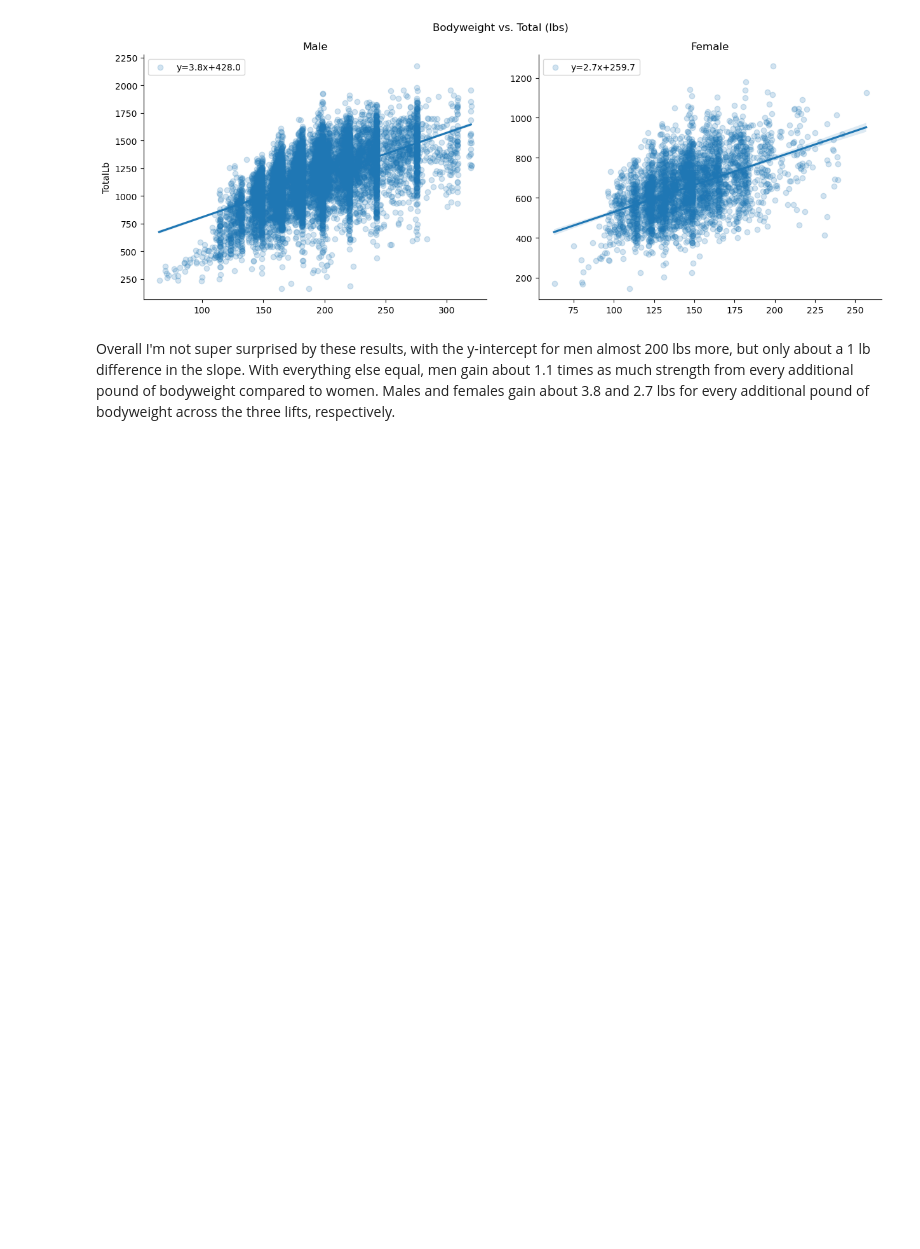
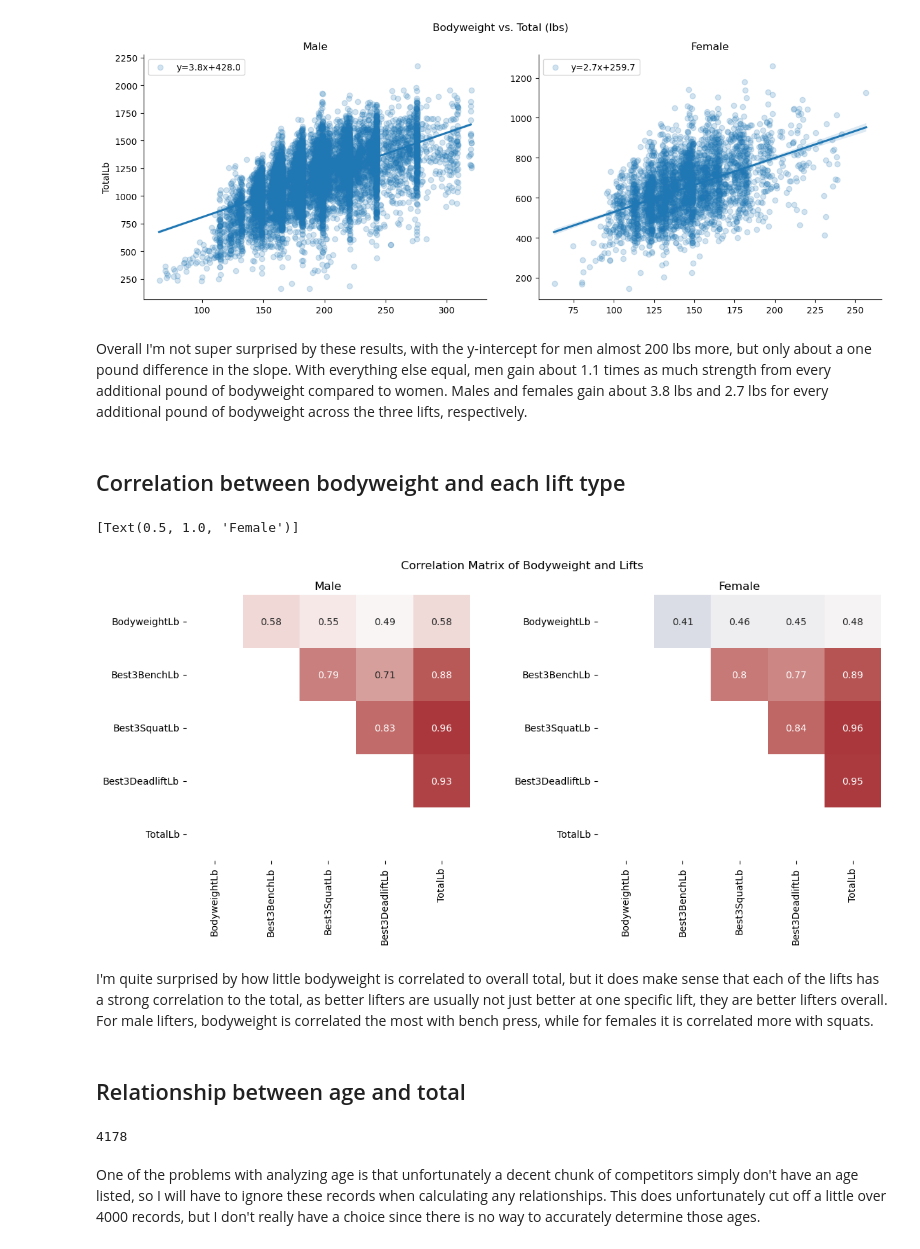
Before and after one commit to Silver0524/NJ-Powerlifting-EDA, a Jupyter notebook: Powerlifting EDA.ipynb, the cells around one changed output. Cells and saved outputs as stored; diff of their text form; code cells hidden in the pictures; blank space fills up the shorter version.

Commit message:
more data visualization/analysis

```diff
--- a/Powerlifting EDA.ipynb
+++ b/Powerlifting EDA.ipynb
@@ -722,4 +723,30 @@ sns.despine()
 # %% [output]
 [figure]
 # %% [markdown]
-Overall I'm not super surprised by these results, with the y-intercept for men almost 200 lbs more, but only about a 1 lb difference in the slope. With everything else equal, men gain about 1.1 times as much strength from every additional pound of bodyweight compared to women. Males and females gain about 3.8 and 2.7 lbs for every additional pound of bodyweight across the three lifts, respectively.
+Overall I'm not super surprised by these results, with the y-intercept for men almost 200 lbs more, but only about a one pound difference in the slope. With everything else equal, men gain about 1.1 times as much strength from every additional pound of bodyweight compared to women. Males and females gain about 3.8 lbs and 2.7 lbs for every additional pound of bodyweight across the three lifts, respectively.
+# %% [markdown]
+## Correlation between bodyweight and each lift type
+# %%
+# Creating a mask to only show the top right of the correlation matrix
+mask = np.tril(nj[['BodyweightLb', 'Best3BenchLb', 'Best3SquatLb', 'Best3DeadliftLb', 'TotalLb']].corr())
+
+fig, ax = plt.subplots(1, 2, figsize = (13,5))
+
+plt.subplots_adjust(wspace=0.45)
+fig.suptitle('Correlation Matrix of Bodyweight and Lifts')
+
+sb.heatmap(nj.loc[nj['Sex'] == 'M', ['BodyweightLb', 'Best3BenchLb', 'Best3SquatLb', 'Best3DeadliftLb', 'TotalLb']].corr(), annot=True, cmap='vlag', mask=mask, center=.5, cbar=False, ax=ax[0]).set(title='Male')
+sb.heatmap(nj.loc[nj['Sex'] == 'F', ['BodyweightLb', 'Best3BenchLb', 'Best3SquatLb', 'Best3DeadliftLb', 'TotalLb']].corr(), annot=True, cmap='vlag', mask=mask, center=.5, cbar=False, ax=ax[1]).set(title='Female')
+# %% [output]
+[Text(0.5, 1.0, 'Female')]
+[figure, added]
+# %% [markdown]
+I'm quite surprised by how little bodyweight is correlated to overall total, but it does make sense that each of the lifts has a strong correlation to the total, as better lifters are usually not just better at one specific lift, they are better lifters overall. For male lifters, bodyweight is correlated the most with bench press, while for females it is correlated more with squats.
+# %% [markdown]
+## Relationship between age and total
+# %%
+nj.Age.isnull().sum()
+# %% [output]
+4178
+# %% [markdown]
+One of the problems with analyzing age is that unfortunately a decent chunk of competitors simply don't have an age listed, so I will have to ignore these records when calculating any relationships. This does unfortunately cut off a little over 4000 records, but I don't really have a choice since there is no way to accurately determine those ages.
```
Also changed, not shown: parts of 10 cells of this notebook.
